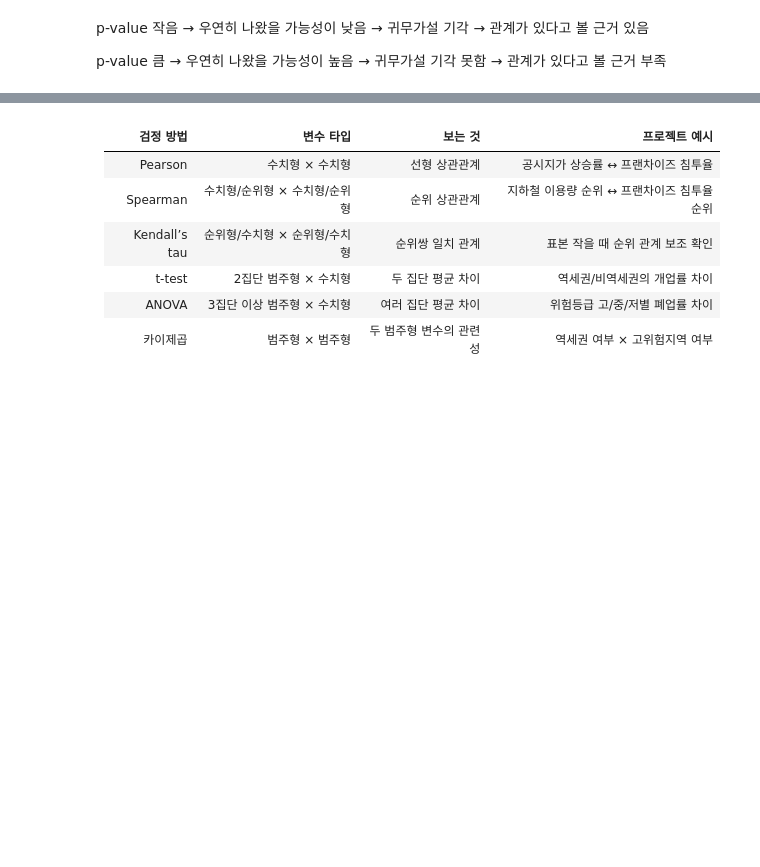
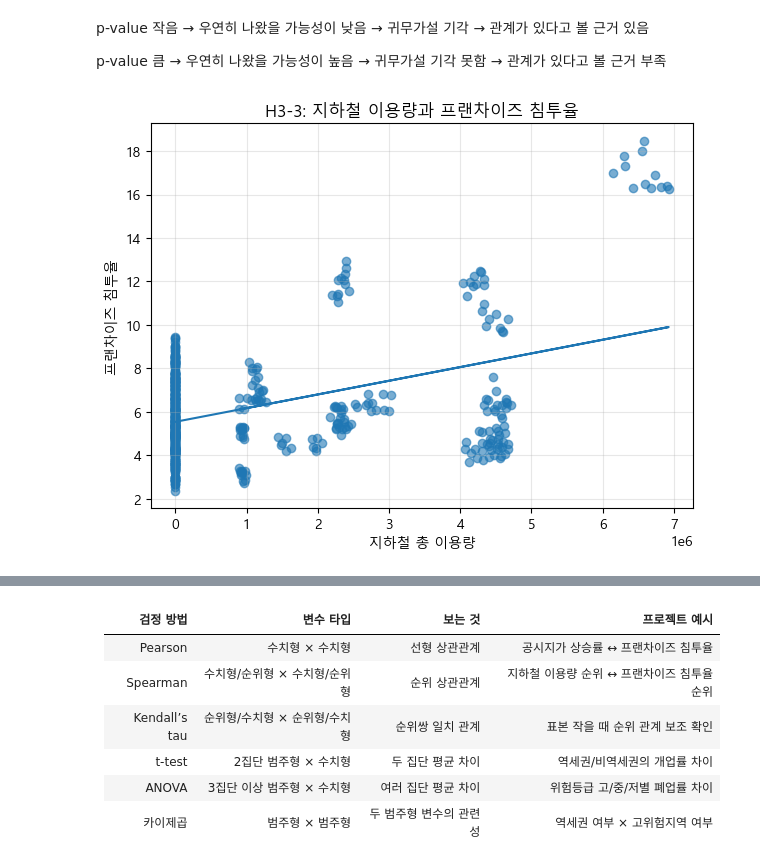
Before and after one commit to bulsajo1/final_project, a Jupyter notebook: Jiryun/통계_검정.ipynb, the cells around one changed output, grey strips where cells are left out. Saved outputs shown, nothing was run; the diff lists cells and outputs as text; code cells hidden in the pictures; blank space fills up the shorter version.

```diff
--- a/Jiryun/통계_검정.ipynb
+++ b/Jiryun/통계_검정.ipynb
@@ -502,3 +503,33 @@ p-value 큼
 → 우연히 나왔을 가능성이 높음
 → 귀무가설 기각 못함
 → 관계가 있다고 볼 근거 부족
+# %%
+# H3-3 그래프용 데이터 만들기
+h3_3_data = main_subway[
+    (main_subway["subway_total_usage"].notna()) &
+    (main_subway["franchise_ratio"].notna())
+].copy()
+
+# 혹시 0 이하 값 제외하고 싶으면 아래 조건 사용
+# h3_3_data = main_subway[
+#     (main_subway["subway_total_usage"] > 0) &
+#     (main_subway["franchise_ratio"] >= 0)
+# ].dropna(subset=["subway_total_usage", "franchise_ratio"]).copy()
+
+x = h3_3_data["subway_total_usage"]
+y = h3_3_data["franchise_ratio"]
+
+plt.figure(figsize=(7, 5))
+plt.scatter(x, y, alpha=0.6)
+
+# 추세선
+m, b = np.polyfit(x, y, 1)
+plt.plot(x, m * x + b)
+
+plt.title("H3-3: 지하철 이용량과 프랜차이즈 침투율")
+plt.xlabel("지하철 총 이용량")
+plt.ylabel("프랜차이즈 침투율")
+plt.grid(True, alpha=0.3)
+plt.show()
+# %% [output]
+[figure, added]
```
Also changed, not shown: parts of 80 cells of this notebook.
